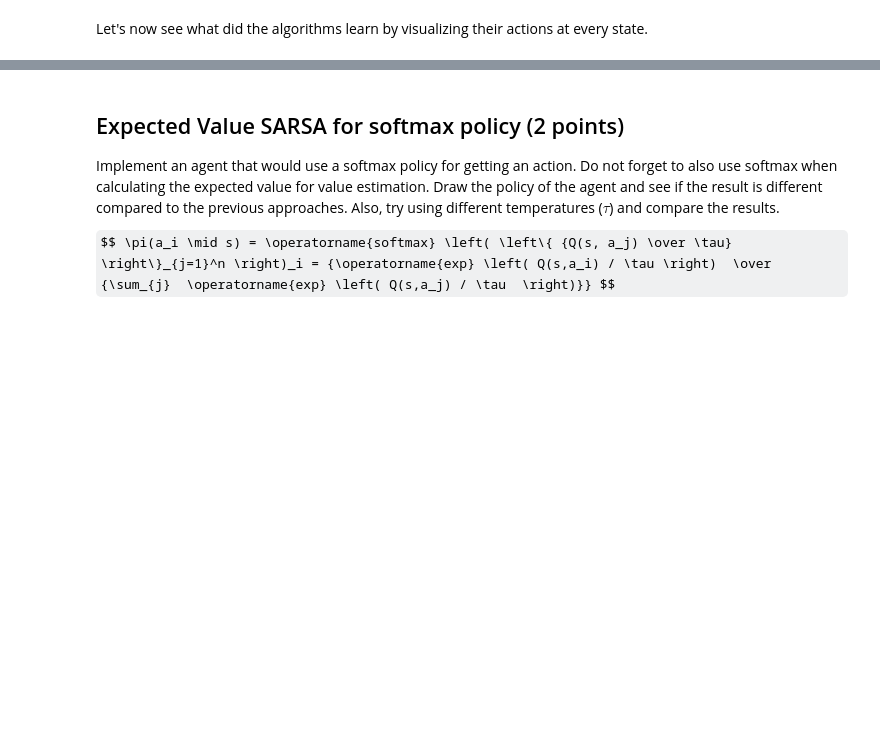
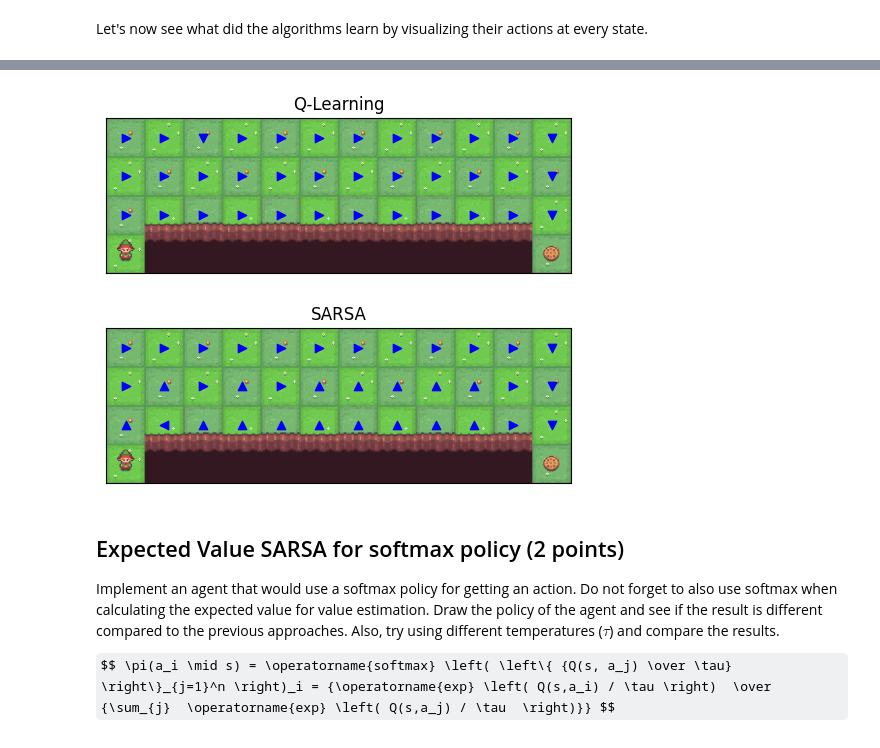
Before and after one commit to Need2BuySSD/Practical_RL, a Jupyter notebook: week03_model_free/homework.ipynb, the cells around one changed output, grey strips where cells are left out. Saved outputs shown, nothing was run; the diff lists cells and outputs as text; code cells hidden in the pictures; some formulas as TeX source; blank space fills up the shorter version.

```diff
--- a/week03_model_free/homework.ipynb
+++ b/week03_model_free/homework.ipynb
@@ -631 +827,34 @@ draw_policy(agent_sarsa)
+# %%
+def plot_policy(agent):
+    policy = [row.strip().split("  ") for row in get_ascii_policy(agent).strip().split("\n")]
+    env.reset()
+    X, Y, V = [], [], []
+    plt.imshow(env.render())
+
+    for y, row in enumerate(policy):
+        for x, col in enumerate(row):
+            X.append(x*60+30)
+            Y.append(y*60+30)
+            V.append(col)
+            #plt.annotate(col, xy=(x*60+20,y*60+30))
+
+    X = np.array(X)
+    Y = np.array(Y)
+    V = np.array(V)
+    for st in "v^<>":
+        plt.scatter(X[np.where(V==st)], Y[np.where(V==st)], marker=st, c ="blue")
+    plt.xticks([])
+    plt.yticks([])
+# %%
+plt.figure(figsize=(6, 5))
+
+plt.subplot(2, 1, 1)
+plt.title("Q-Learning")
+plot_policy(agent_ql)
+
+plt.subplot(2, 1, 2)
+plt.title("SARSA")
+plot_policy(agent_sarsa)
+# %% [output]
+[figure, added]
 # %%
```
Also changed, not shown: parts of 23 cells of this notebook.
